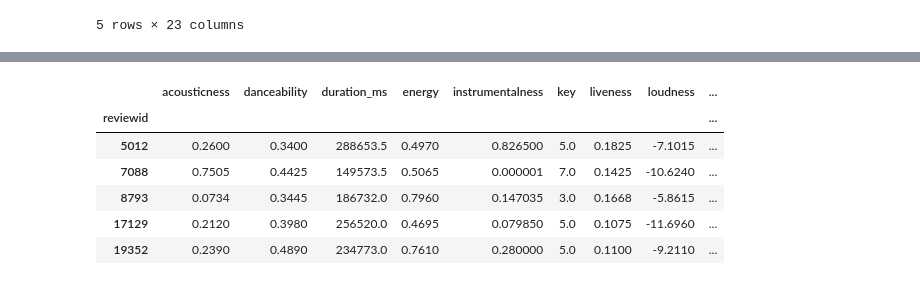
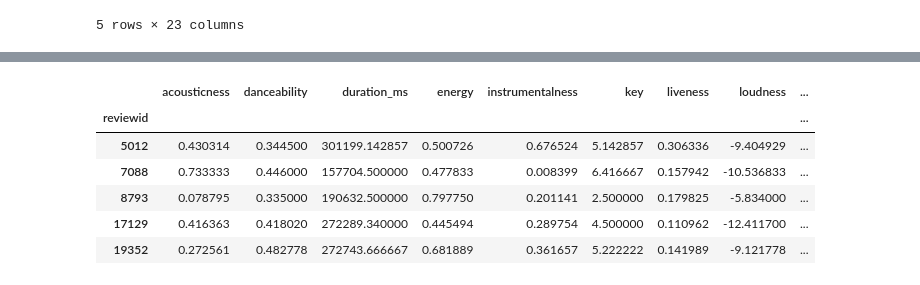
Before and after one commit to siddharm/siddharm.github.io, a Jupyter notebook: 320 final - Pitchfork Music Taste Prediction.ipynb, the cells around one changed output, grey strips where cells are left out. Drawn from its saved outputs; the diff is of its cells as text; code cells hidden in the pictures.

```diff
--- a/320 final - Pitchfork Music Taste Prediction.ipynb
+++ b/320 final - Pitchfork Music Taste Prediction.ipynb
@@ -303,14 +320,14 @@ Here, I have grouped the songs by album, averaging each of the key metrics we wa
 # %%
-averages = song_features.groupby(['reviewid']).median()
+averages = song_features.groupby(['reviewid']).mean()
 averages.head()
 # %% [output]
 |  | acousticness | danceability | duration_ms | energy | instrumentalness | key | liveness | loudness | ... |
 | reviewid |  |  |  |  |  |  |  |  | ... |
-| 5012 | 0.2600 | 0.3400 | 288653.5 | 0.4970 | 0.826500 | 5.0 | 0.1825 | -7.1015 | ... |
-| 7088 | 0.7505 | 0.4425 | 149573.5 | 0.5065 | 0.000001 | 7.0 | 0.1425 | -10.6240 | ... |
-| 8793 | 0.0734 | 0.3445 | 186732.0 | 0.7960 | 0.147035 | 3.0 | 0.1668 | -5.8615 | ... |
-| 17129 | 0.2120 | 0.3980 | 256520.0 | 0.4695 | 0.079850 | 5.0 | 0.1075 | -11.6960 | ... |
-| 19352 | 0.2390 | 0.4890 | 234773.0 | 0.7610 | 0.280000 | 5.0 | 0.1100 | -9.2110 | ... |
+| 5012 | 0.430314 | 0.344500 | 301199.142857 | 0.500726 | 0.676524 | 5.142857 | 0.306336 | -9.404929 | ... |
+| 7088 | 0.733333 | 0.446000 | 157704.500000 | 0.477833 | 0.008399 | 6.416667 | 0.157942 | -10.536833 | ... |
+| 8793 | 0.078795 | 0.335000 | 190632.500000 | 0.797750 | 0.201141 | 2.500000 | 0.179825 | -5.834000 | ... |
+| 17129 | 0.416363 | 0.418020 | 272289.340000 | 0.445494 | 0.289754 | 4.500000 | 0.110962 | -12.411700 | ... |
+| 19352 | 0.272561 | 0.482778 | 272743.666667 | 0.681889 | 0.361657 | 5.222222 | 0.141989 | -9.121778 | ... |
 # %%
 metrics = ["acousticness", "danceability", "duration_ms","energy","instrumentalness","liveness","loudness","speechiness","tempo","valence"]
 
```
Also changed, not shown: parts of 30 cells of this notebook, 1 other file.
